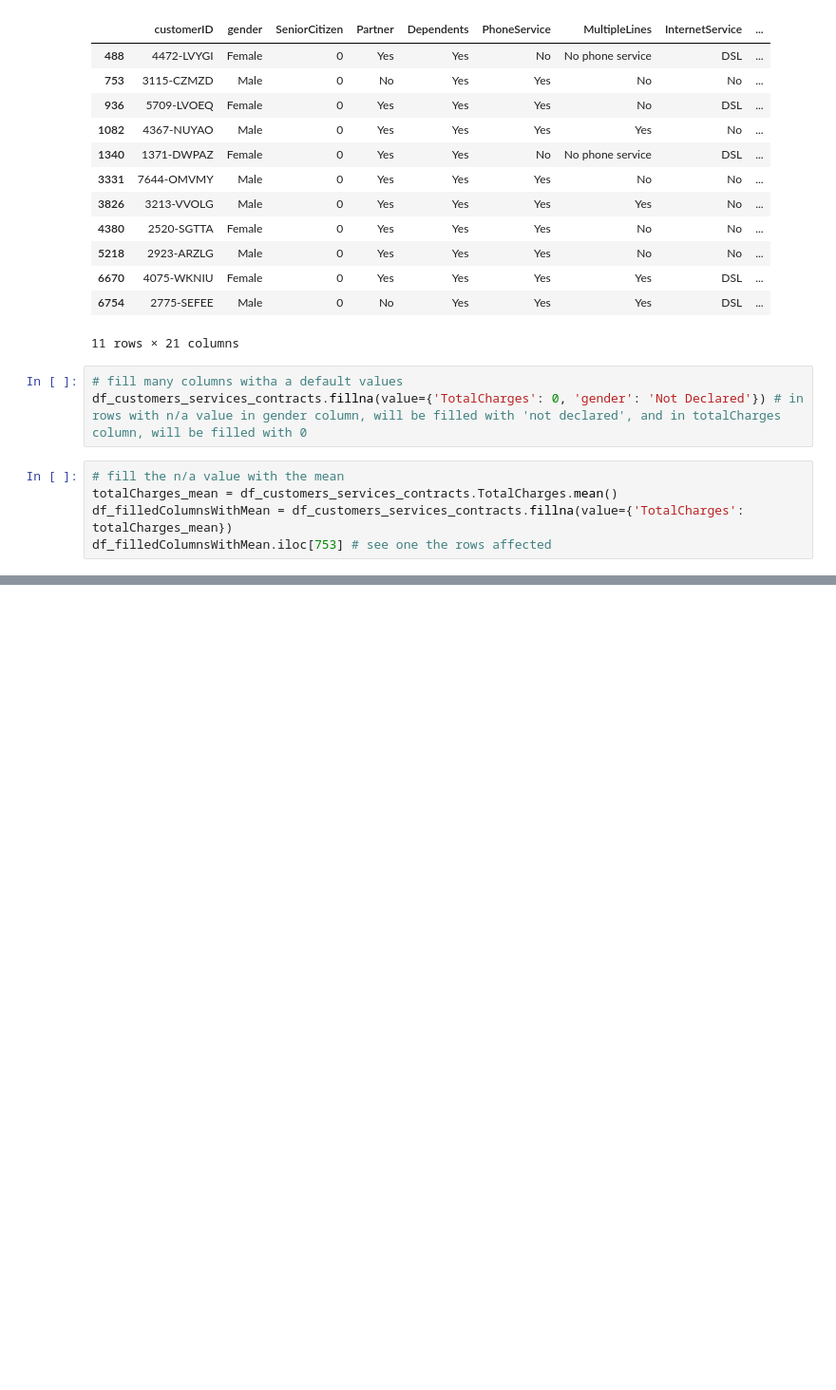
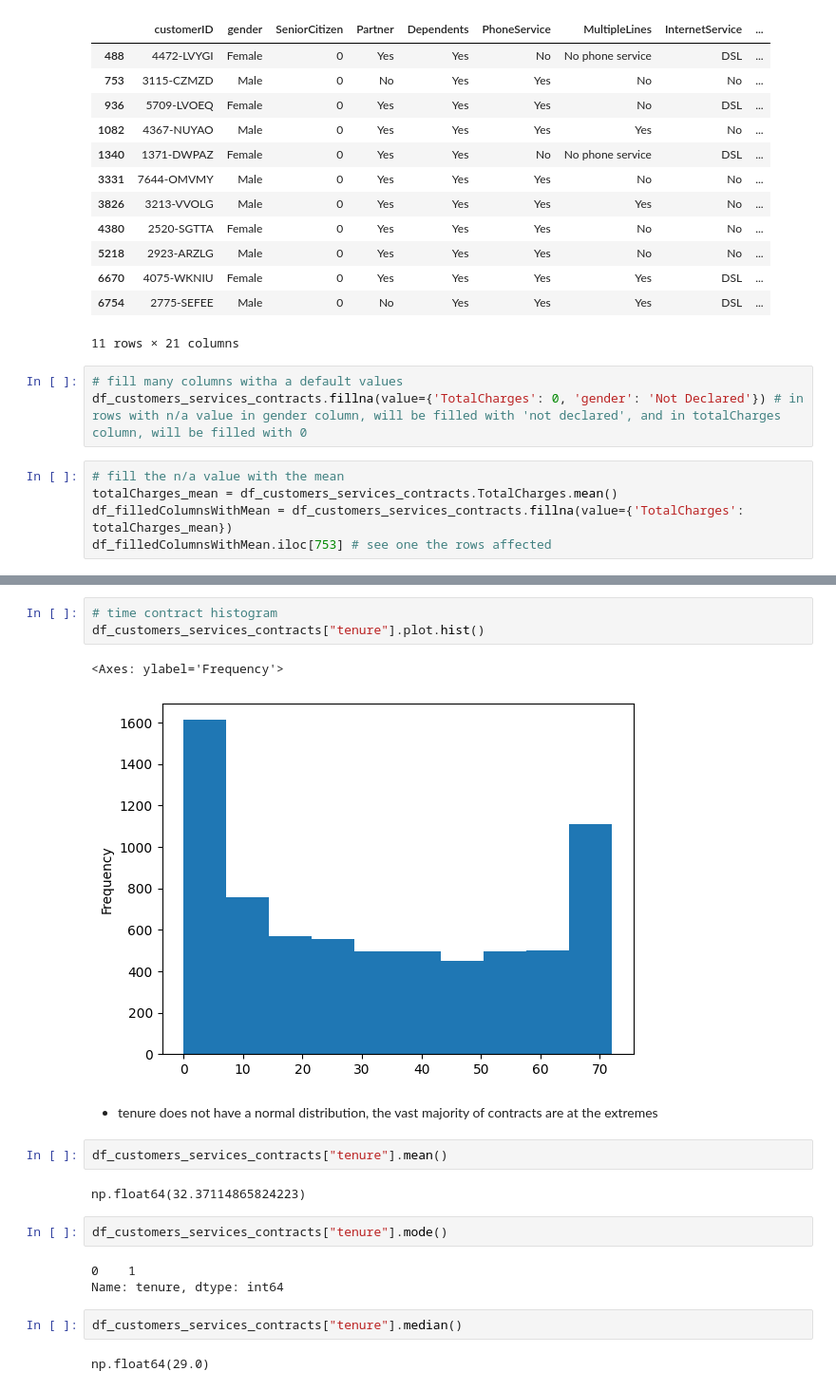
Before and after one commit to viniciuspiotto/EDA, a Jupyter notebook: eda.ipynb, the cells around one changed output, grey strips where cells are left out. Shown at 95% size. Saved outputs shown, nothing was run; the diff lists cells and outputs as text; blank space fills up the shorter version.

```diff
--- a/eda.ipynb
+++ b/eda.ipynb
@@ -199,0 +250,21 @@ df_filledColumnsWithMean.iloc[753] # see one the rows affected
+# %%
+# time contract histogram
+df_customers_services_contracts["tenure"].plot.hist()
+# %% [output]
+<Axes: ylabel='Frequency'>
+[figure, added]
+# %% [markdown]
+- tenure does not have a normal distribution, the vast majority of contracts are at the extremes
+# %%
+df_customers_services_contracts["tenure"].mean()
+# %% [output]
+np.float64(32.37114865824223)
+# %%
+df_customers_services_contracts["tenure"].mode()
+# %% [output]
+0    1
+Name: tenure, dtype: int64
+# %%
+df_customers_services_contracts["tenure"].median()
+# %% [output]
+np.float64(29.0)
```
Also changed, not shown: parts of 12 cells of this notebook, 2 other files.
